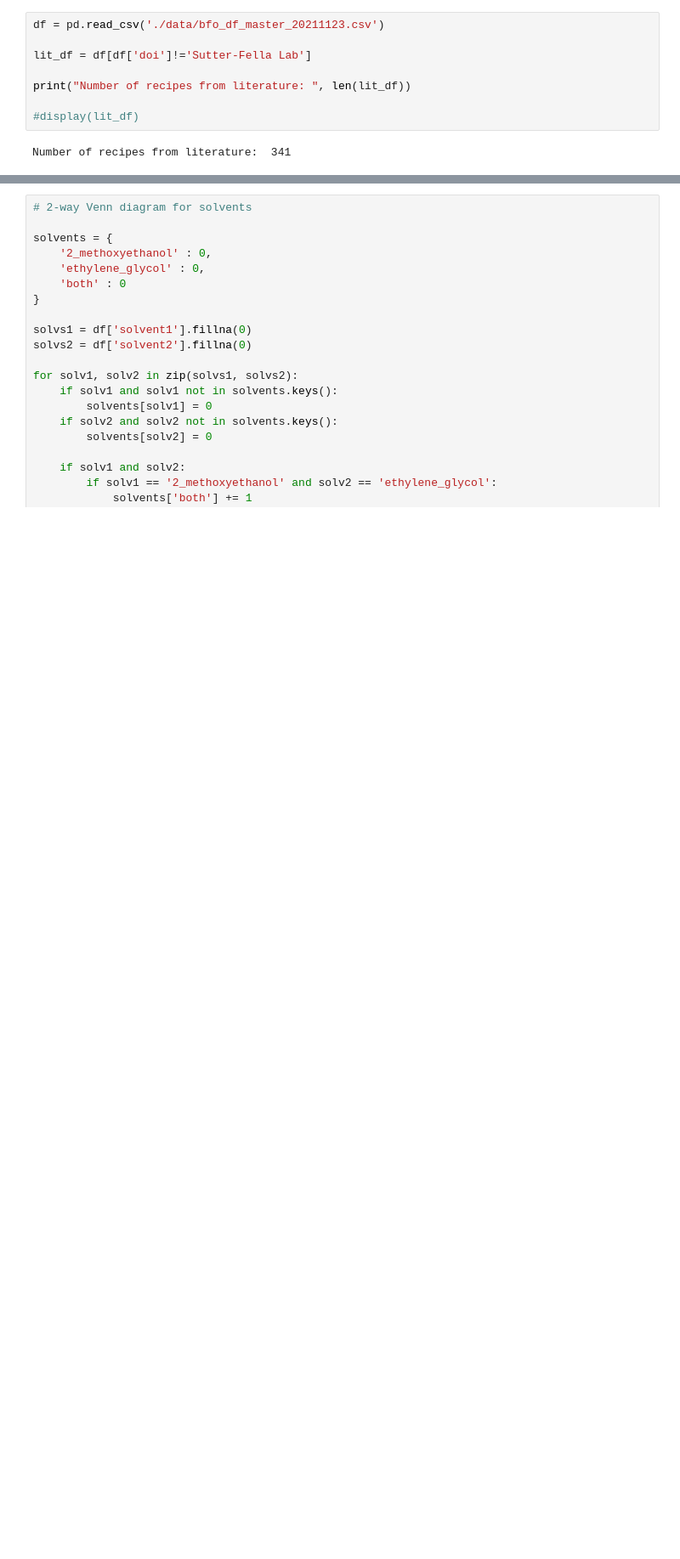
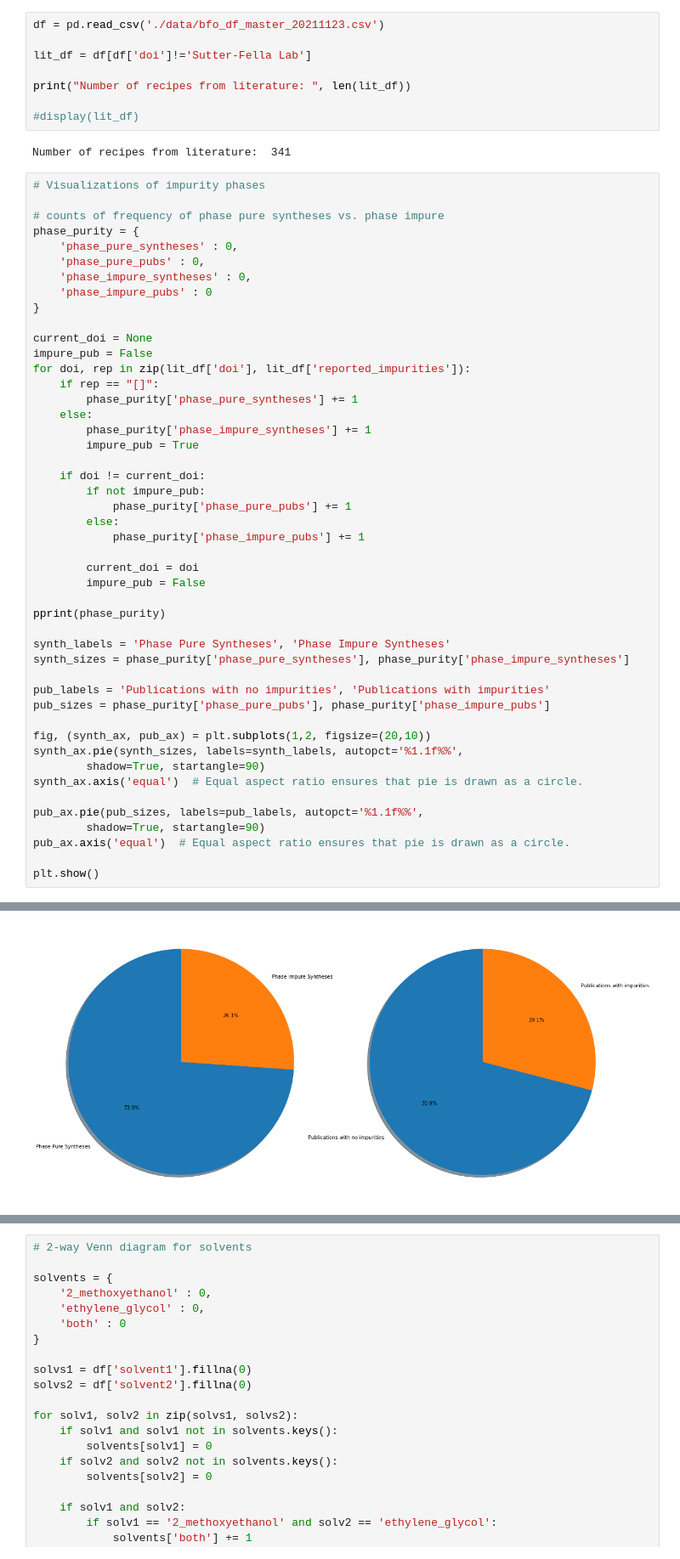
Before and after one commit to kevcruse96/bfo-impurityphase-analysis, a Jupyter notebook: exp_paper_figures.ipynb, the cells around one changed output, grey strips where cells are left out. Shown at 85% size. Saved outputs shown, nothing was run; the diff lists cells and outputs as text; blank space fills up the shorter version.

Commit message:
Added pie chart depicting number of phase pure and impure syntheses

```diff
--- a/exp_paper_figures.ipynb
+++ b/exp_paper_figures.ipynb
@@ -21,3 +21,51 @@ print("Number of recipes from literature: ", len(lit_df))
 #display(lit_df)
 # %% [output]
 Number of recipes from literature:  341
+# %%
+# Visualizations of impurity phases
+
+# counts of frequency of phase pure syntheses vs. phase impure
+phase_purity = {
+    'phase_pure_syntheses' : 0,
+    'phase_pure_pubs' : 0,
+    'phase_impure_syntheses' : 0,
+    'phase_impure_pubs' : 0
+}
+
+current_doi = None
+impure_pub = False
+for doi, rep in zip(lit_df['doi'], lit_df['reported_impurities']):
+    if rep == "[]":
+        phase_purity['phase_pure_syntheses'] += 1
+    else:
+        phase_purity['phase_impure_syntheses'] += 1
+        impure_pub = True
+
+    if doi != current_doi:
+        if not impure_pub:
+            phase_purity['phase_pure_pubs'] += 1
+        else:
+            phase_purity['phase_impure_pubs'] += 1
+
+        current_doi = doi
+        impure_pub = False
+
+pprint(phase_purity)
+
+synth_labels = 'Phase Pure Syntheses', 'Phase Impure Syntheses'
+synth_sizes = phase_purity['phase_pure_syntheses'], phase_purity['phase_impure_syntheses']
+
+pub_labels = 'Publications with no impurities', 'Publications with impurities'
+pub_sizes = phase_purity['phase_pure_pubs'], phase_purity['phase_impure_pubs']
+
+fig, (synth_ax, pub_ax) = plt.subplots(1,2, figsize=(20,10))
+synth_ax.pie(synth_sizes, labels=synth_labels, autopct='%1.1f%%',
+        shadow=True, startangle=90)
+synth_ax.axis('equal')  # Equal aspect ratio ensures that pie is drawn as a circle.
+
+pub_ax.pie(pub_sizes, labels=pub_labels, autopct='%1.1f%%',
+        shadow=True, startangle=90)
+pub_ax.axis('equal')  # Equal aspect ratio ensures that pie is drawn as a circle.
+
+plt.show()
+# %% [output]
@@ -24 +76,2 @@ Number of recipes from literature:  341
+[figure, added]
 # %%
```
Also changed, not shown: parts of 2 cells of this notebook.
